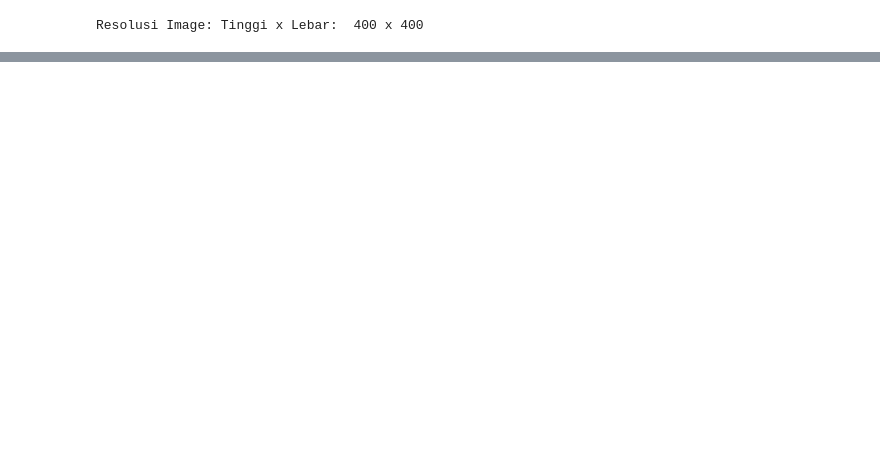
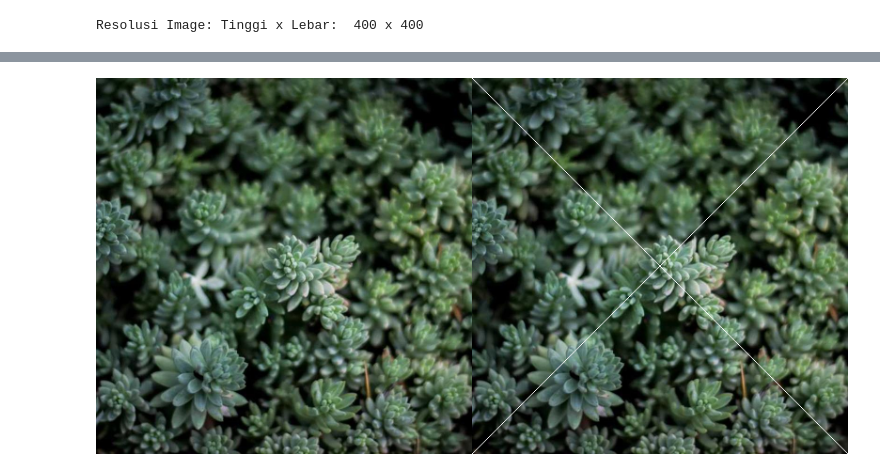
Before and after one commit to soulqan/PCVK_GANJIL_2025, a Jupyter notebook: Pertemuan1A.ipynb, the cells around one changed output, grey strips where cells are left out. Saved outputs shown, nothing was run; the diff lists cells and outputs as text; code cells hidden in the pictures; blank space fills up the shorter version.

```diff
--- a/Pertemuan1A.ipynb
+++ b/Pertemuan1A.ipynb
@@ -46,0 +58,15 @@ cv2_imshow(final_frame)
+# %%
+image_2 = cv.cvtColor(image, cv.COLOR_BGR2RGB)
+image_3 = cv.cvtColor(image, cv.COLOR_BGR2RGB)
+
+
+for i in range(min(tinggi, lebar)):
+    image_3[i, i] = [255, 255, 255]
+
+for i in range(min(tinggi, lebar)):
+    image_3[tinggi - 1 - i, i] = [255, 255, 255]
+
+final_frame = cv.hconcat((image_2, image_3))
+cv2_imshow(final_frame)
+# %% [output]
+[figure, added]
```
Also changed, not shown: parts of 3 cells of this notebook.
